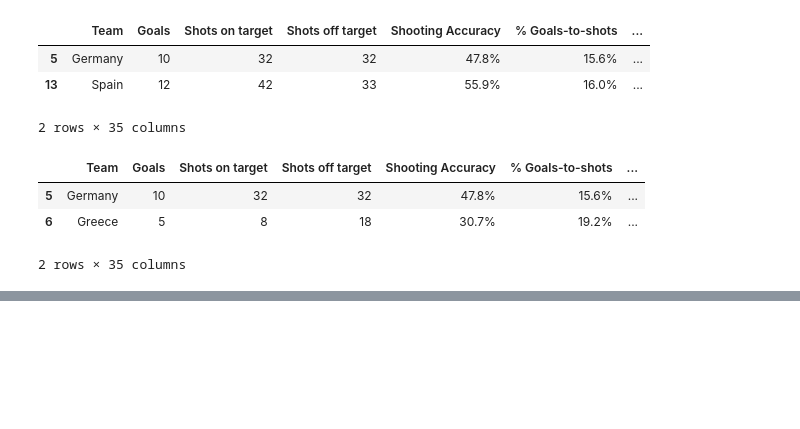
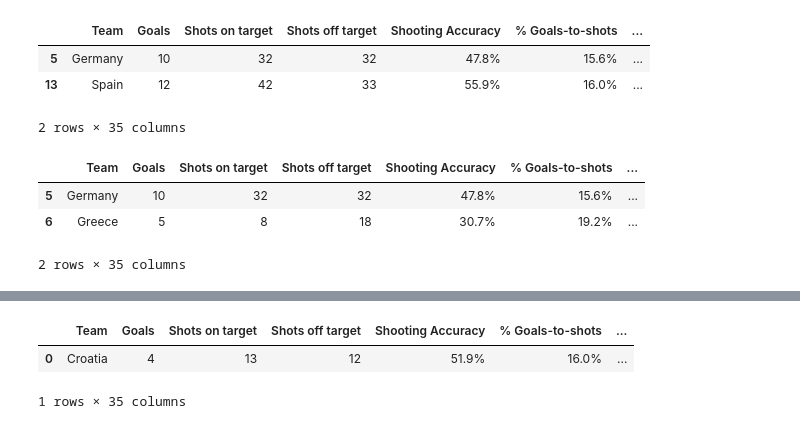
Before and after one commit to chikwongyip/pandas, a Jupyter notebook: filter/Euro/Exercise.ipynb, the cells around one changed output, grey strips where cells are left out. Saved outputs shown, nothing was run; the diff lists cells and outputs as text; code cells hidden in the pictures; blank space fills up the shorter version.

```diff
--- a/filter/Euro/Exercise.ipynb
+++ b/filter/Euro/Exercise.ipynb
@@ -127,0 +134,6 @@ euro12[euro12.Team.str.startswith('G')]
+# %%
+euro12.iloc[[0]]
+# %% [output]
+|  | Team | Goals | Shots on target | Shots off target | Shooting Accuracy | % Goals-to-shots | ... |
+| 0 | Croatia | 4 | 13 | 12 | 51.9% | 16.0% | ... |
+1 rows × 35 columns
```
Also changed, not shown: parts of 4 cells of this notebook, 1 other file.
